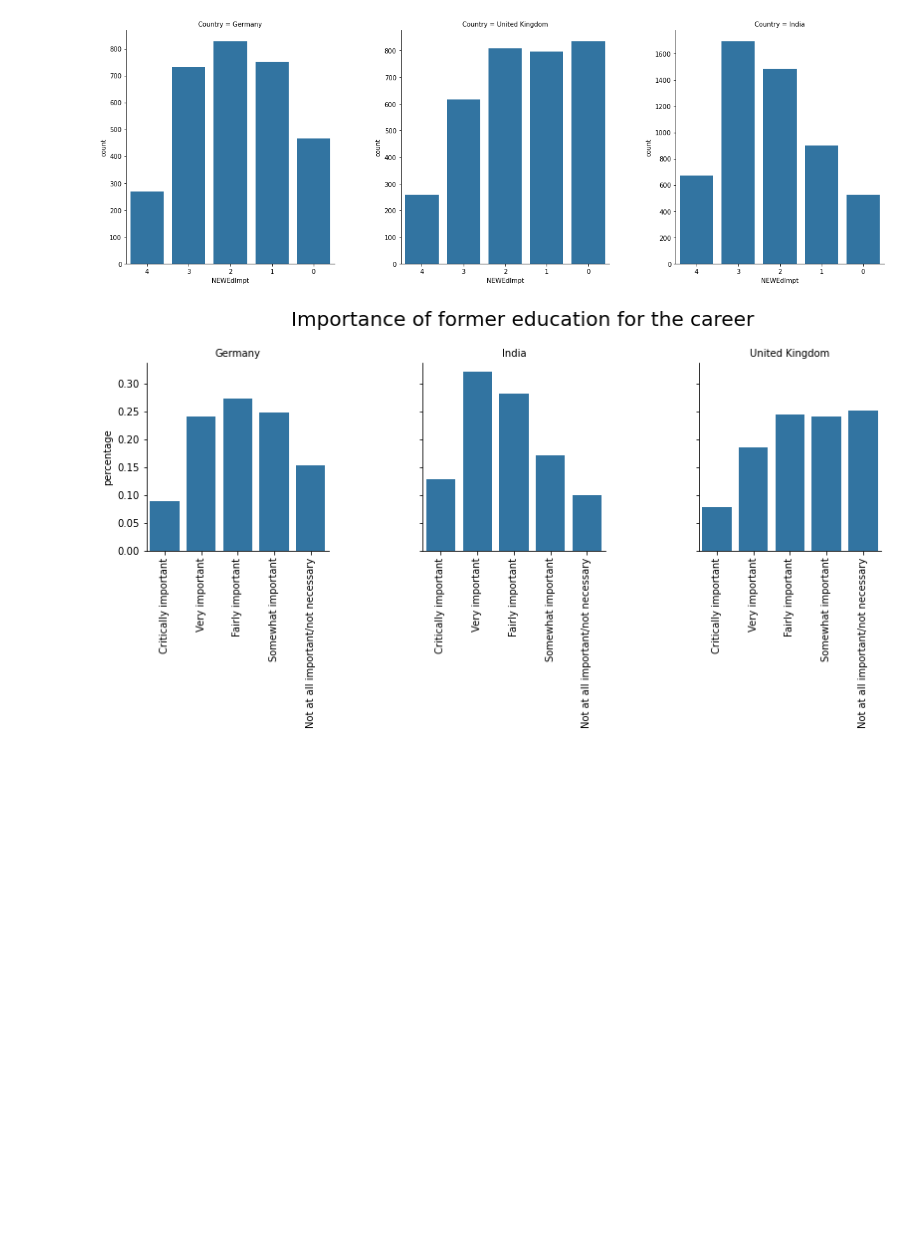
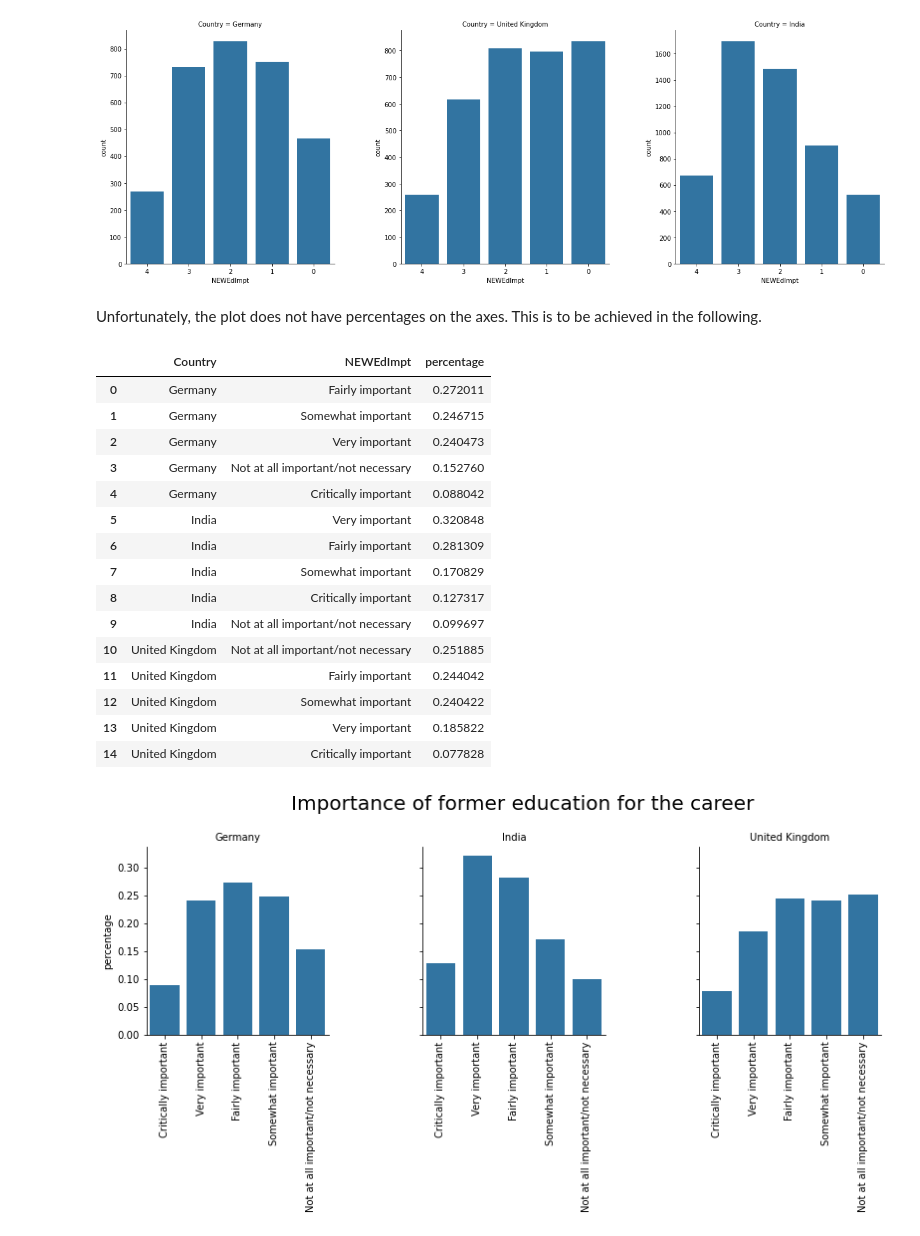
Before and after one commit to msenser/stackoverflow_project, a Jupyter notebook: ImportanceOfFormalEducation.ipynb, the cells around one changed output. Saved outputs shown, nothing was run; the diff lists cells and outputs as text; code cells hidden in the pictures; blank space fills up the shorter version.

```diff
--- a/ImportanceOfFormalEducation.ipynb
+++ b/ImportanceOfFormalEducation.ipynb
@@ -106,4 +127,28 @@ plot_country_importance.map(sb.countplot,"NEWEdImpt", color = base_color, order
 plot_country_importance.set_xticklabels([4,3,2,1,0]);
 # %% [output]
 [figure]
+# %% [markdown]
+Unfortunately, the plot does not have percentages on the axes. This is to be achieved in the following.
+# %%
+#We have to wrangle the data to fit into the catplot
+df1 = df_country3.groupby("Country")["NEWEdImpt"].value_counts(normalize=True)
+df1 = df1.rename('percentage').reset_index()
+df1
+# %% [output]
+|  | Country | NEWEdImpt | percentage |
+| 0 | Germany | Fairly important | 0.272011 |
+| 1 | Germany | Somewhat important | 0.246715 |
+| 2 | Germany | Very important | 0.240473 |
+| 3 | Germany | Not at all important/not necessary | 0.152760 |
+| 4 | Germany | Critically important | 0.088042 |
+| 5 | India | Very important | 0.320848 |
+| 6 | India | Fairly important | 0.281309 |
+| 7 | India | Somewhat important | 0.170829 |
+| 8 | India | Critically important | 0.127317 |
+| 9 | India | Not at all important/not necessary | 0.099697 |
+| 10 | United Kingdom | Not at all important/not necessary | 0.251885 |
+| 11 | United Kingdom | Fairly important | 0.244042 |
+| 12 | United Kingdom | Somewhat important | 0.240422 |
+| 13 | United Kingdom | Very important | 0.185822 |
+| 14 | United Kingdom | Critically important | 0.077828 |
 # %%
```
Also changed, not shown: parts of 15 cells of this notebook, 2 other files.
